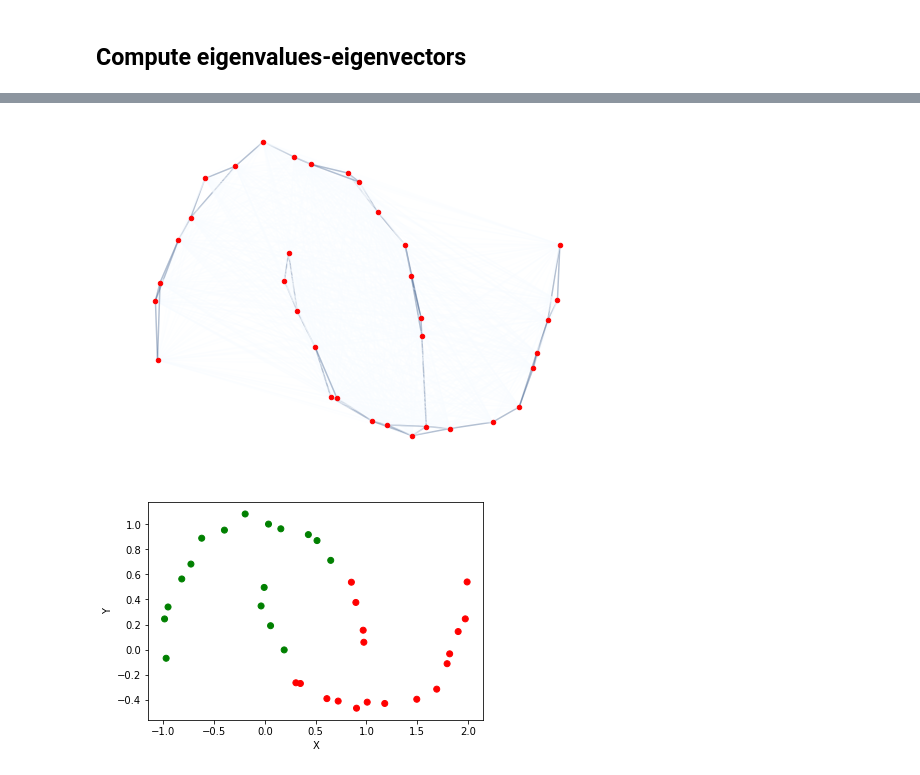
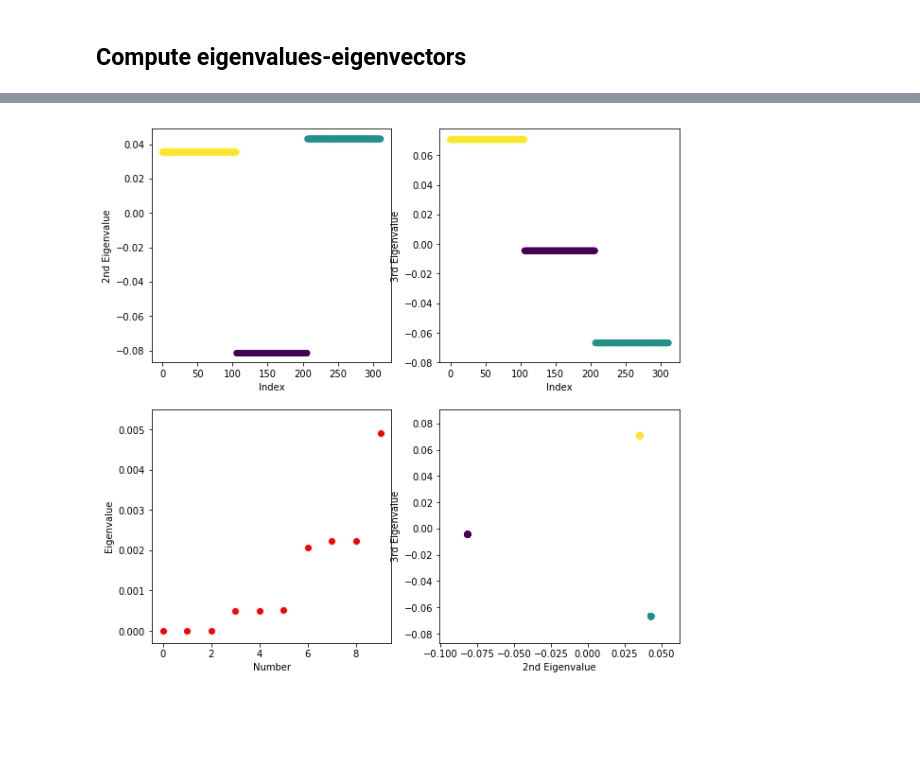
Before and after one commit to msarrias/spectral-clustering, a Jupyter notebook: playground.ipynb, the cells around one changed output, grey strips where cells are left out. Saved outputs shown, nothing was run; the diff lists cells and outputs as text; code cells hidden in the pictures; blank space fills up the shorter version.

Commit message:
updated eigenvalues analysis

```diff
--- a/playground.ipynb
+++ b/playground.ipynb
@@ -36,7 +90,8 @@ True
 # %% [markdown]
 ## Compute eigenvalues-eigenvectors
 # %%
-eigenvalues, eigenvectors = np.linalg.eig(L_unnormalized)
+eigenvalues, eigenvectors = la.eig(L_unnormalized)
 eigenvalues = eigenvalues.real
+rearrangedEvalsVecs = sorted(zip(eigenvalues,eigenvectors.T),key=lambda x: x[0])
 eigenvalues.sort()
-rearrangedEvalsVecs = sorted(zip(eigenvalues,eigenvectors.T),key=lambda x: x[0])
+#np.where(eigenvalues < 1e-10) #multiplicity of the eigenvalue
@@ -92,8 +97,0 @@ A= A.toarray()
-# %%
-#create graph
-km = f.create_weighted_Graph(A)
-#Plot graph
-f.plot_Graph(km, nodes_position,
-               title = '')
-# %% [output]
-[figure, removed]
@@ -102,10 +98,29 @@ kmeans = KMeans(n_clusters=2,random_state=0).fit(half_moons_data[0])
-# %%
-x, y = half_moons_data[0].T
-colors = ['red','orange','blue',"green"]
-plt.scatter(x,y,c=kmeans.labels_,
-        cmap=matplotlib.colors.ListedColormap(colors))
-plt.xlabel("X")
-plt.ylabel("Y")
-plt.show()
-# %% [output]
-[figure, removed]
+# %%
+fig = plt.figure(figsize=(10, 10))
+
+plt.subplot(2, 2, 1)
+plt.scatter([i for i in range(Npts)], rearrangedEvalsVecs[1][1],c=data_labels)
+plt.xlabel ('Index')
+plt.ylabel ('2nd Eigenvalue')
+plt.ylim(-0.087, 0.049)
+
+plt.subplot(2, 2, 2)
+plt.scatter([i for i in range(Npts)], rearrangedEvalsVecs[2][1],c=data_labels)
+plt.xlabel ('Index')
+plt.ylabel ('3rd Eigenvalue')
+plt.ylim(-0.08, 0.078)
+
+plt.subplot(2, 2, 3)
+plt.scatter([i for i in range(10)], eigenvalues[0:10],c="red")
+plt.ylim(-0.0003, 0.0055)
+plt.xlabel ('Number')
+plt.ylabel ('Eigenvalue')
+
+plt.subplot(2, 2, 4)
+plt.scatter(rearrangedEvalsVecs[1][1], rearrangedEvalsVecs[2][1],c=data_labels)
+plt.xlabel ('2nd Eigenvalue')
+plt.ylabel ('3rd Eigenvalue')
+
+plt.show()
+# %% [output]
+[figure, added]
```
Also changed, not shown: parts of 27 cells of this notebook.
